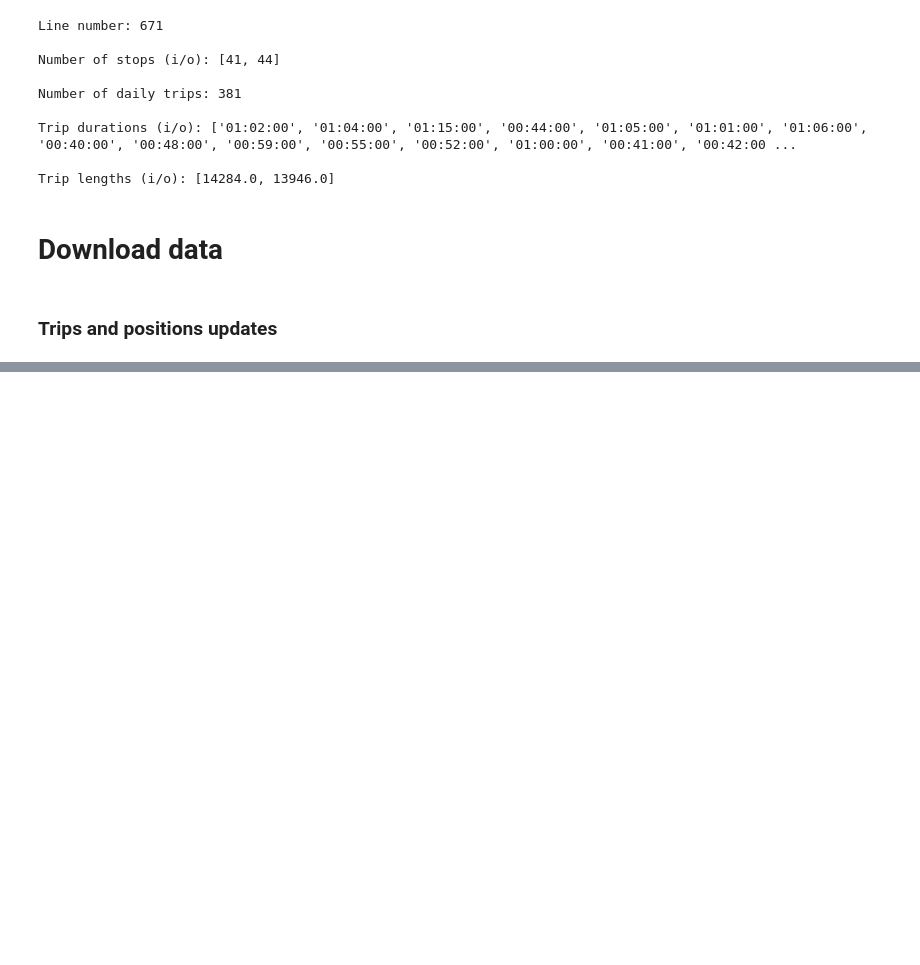
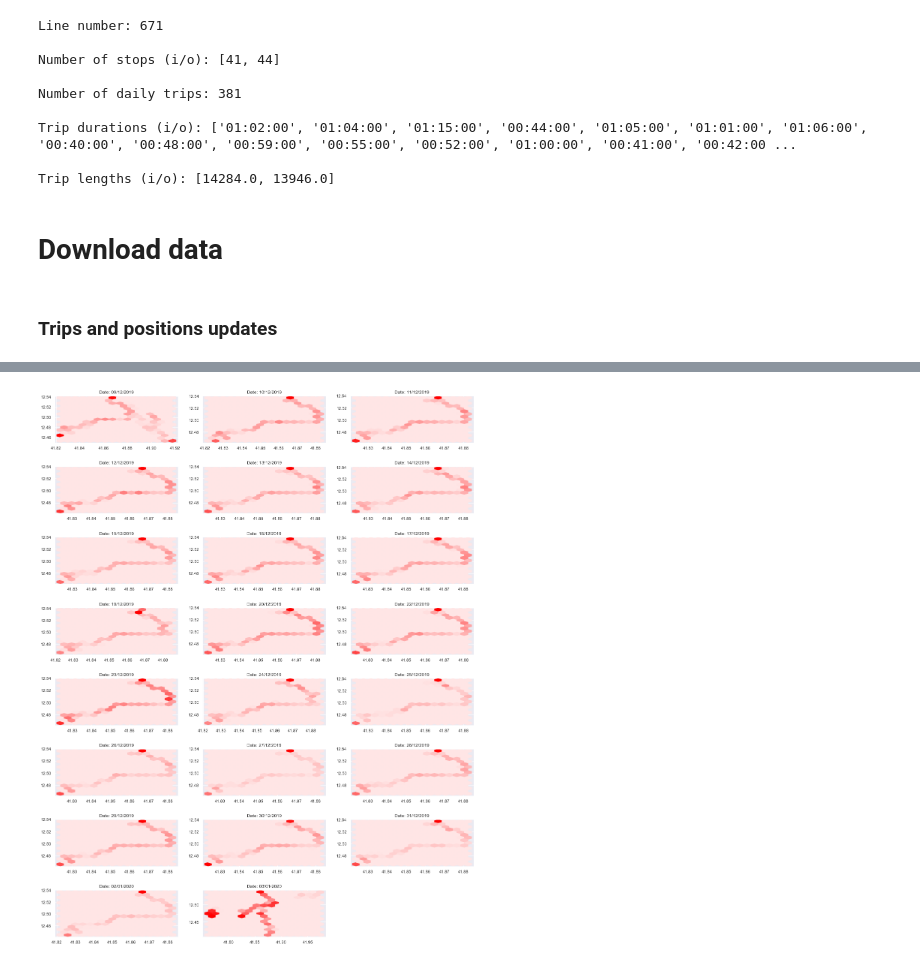
Before and after one commit to stfbnc/atac_rome, a Jupyter notebook: autobus.ipynb, the cells around one changed output, grey strips where cells are left out. Cells and saved outputs as stored; diff of their text form; code cells hidden in the pictures; blank space fills up the shorter version.

```diff
--- a/autobus.ipynb
+++ b/autobus.ipynb
@@ -216,0 +294,18 @@ csv_pos.close()
+# %%
+cmap = sns.light_palette('red', as_cmap=True)
+dates = list(pos_dict.keys())
+dates.sort()
+
+plt.figure(figsize=(20, 30))
+for i, k in enumerate(dates):
+    plt.subplot(len(dates) // 3 + len(dates) % 3, 3, i + 1)
+    x = []
+    y = []
+    for e in pos_dict[k]:
+        x += e['lat'].tolist()
+        y += e['lon'].tolist()
+    plt.hexbin(x, y, gridsize=15, cmap=cmap, extent=[min(x), max(x), min(y), max(y)])
+    plt.title('Date: {}/{}/{}'.format(k[6:], k[4:6], k[0:4]))
+    plt.subplots_adjust(hspace=0.5)
+# %% [output]
+[figure, added]
```
Also changed, not shown: parts of 8 cells of this notebook, 2 other files.
